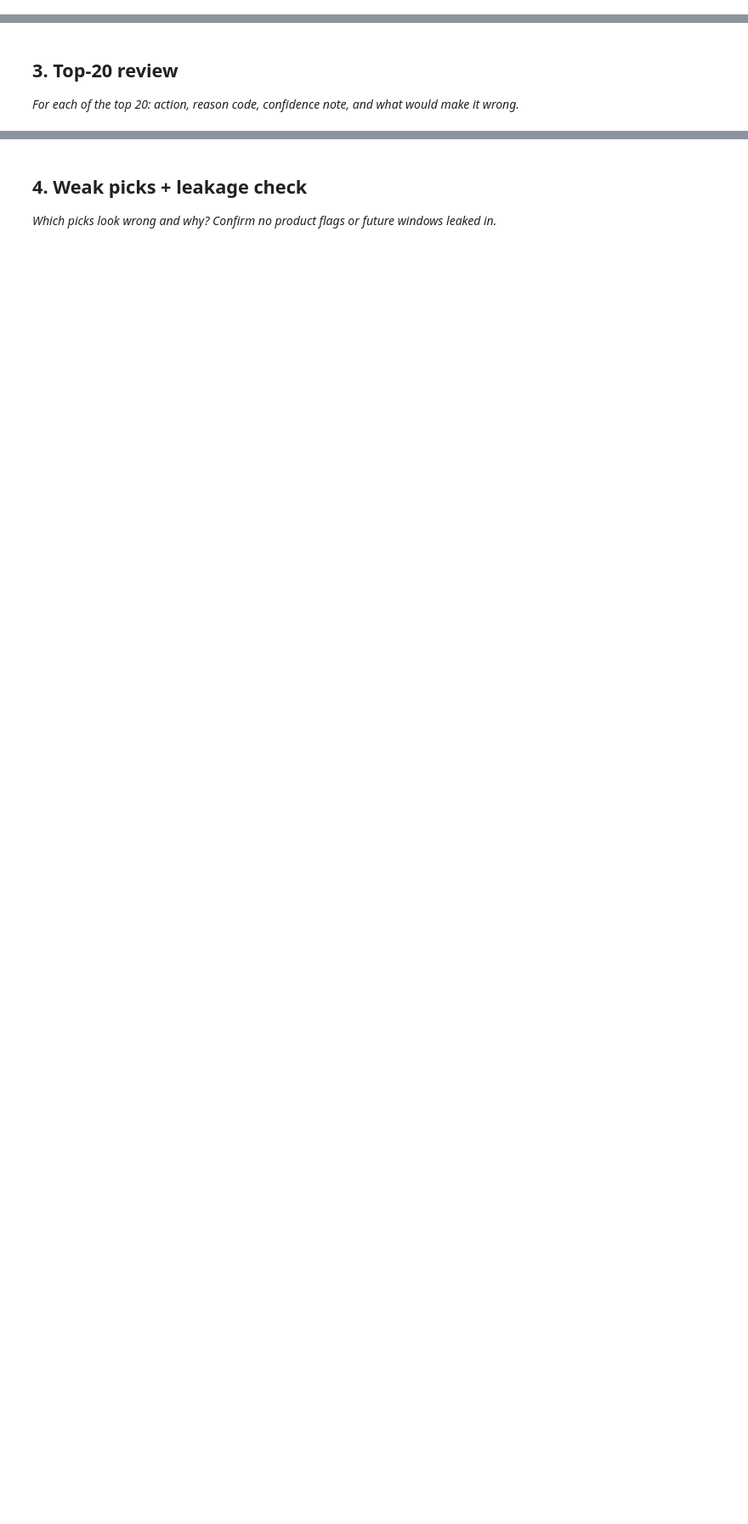
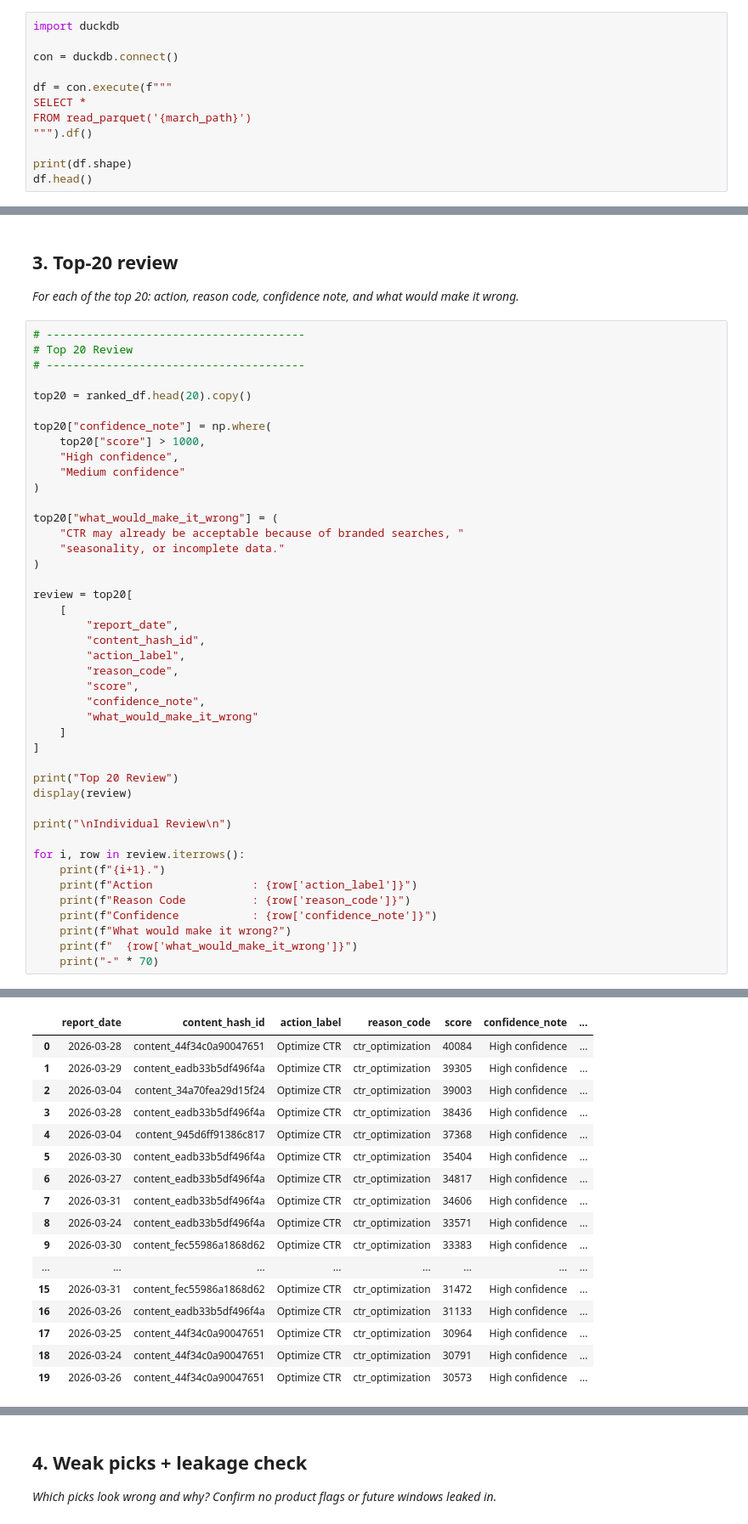
Before and after one commit to pratham6306/ml-internship-flyrank, a Jupyter notebook: work/notebooks/w04_baseline_score.ipynb, the cells around one changed output, grey strips where cells are left out. Shown at 85% size. Drawn from its saved outputs; the diff is of its cells as text; blank space fills up the shorter version.

```diff
--- a/work/notebooks/w04_baseline_score.ipynb
+++ b/work/notebooks/w04_baseline_score.ipynb
@@ -8,0 +42,12 @@ This skeleton is yours to fill. Work the sections **in order** — each one has
+# %%
+import duckdb
+
+con = duckdb.connect()
+
+df = con.execute(f"""
+SELECT *
+FROM read_parquet('{march_path}')
+""").df()
+
+print(df.shape)
+df.head()
@@ -18,3 +229,47 @@ This skeleton is yours to fill. Work the sections **in order** — each one has
 ## 3. Top-20 review
 
 *For each of the top 20: action, reason code, confidence note, and what would make it wrong.*
+# %%
+# ---------------------------------------
+# Top 20 Review
+# ---------------------------------------
+
+top20 = ranked_df.head(20).copy()
+
+top20["confidence_note"] = np.where(
+    top20["score"] > 1000,
+    "High confidence",
+    "Medium confidence"
+)
+
+top20["what_would_make_it_wrong"] = (
+    "CTR may already be acceptable because of branded searches, "
+    "seasonality, or incomplete data."
+)
+
+review = top20[
+    [
+        "report_date",
+        "content_hash_id",
+        "action_label",
+        "reason_code",
+        "score",
+        "confidence_note",
+        "what_would_make_it_wrong"
+    ]
+]
+
+print("Top 20 Review")
+display(review)
+
+print("\nIndividual Review\n")
+
+for i, row in review.iterrows():
+    print(f"{i+1}.")
+    print(f"Action               : {row['action_label']}")
+    print(f"Reason Code          : {row['reason_code']}")
+    print(f"Confidence           : {row['confidence_note']}")
+    print(f"What would make it wrong?")
+    print(f"  {row['what_would_make_it_wrong']}")
+    print("-" * 70)
+# %% [output]
@@ -20,0 +277,17 @@ This skeleton is yours to fill. Work the sections **in order** — each one has
+|  | report_date | content_hash_id | action_label | reason_code | score | confidence_note | ... |
+| 0 | 2026-03-28 | content_44f34c0a90047651 | Optimize CTR | ctr_optimization | 40084 | High confidence | ... |
+| 1 | 2026-03-29 | content_eadb33b5df496f4a | Optimize CTR | ctr_optimization | 39305 | High confidence | ... |
+| 2 | 2026-03-04 | content_34a70fea29d15f24 | Optimize CTR | ctr_optimization | 39003 | High confidence | ... |
+| 3 | 2026-03-28 | content_eadb33b5df496f4a | Optimize CTR | ctr_optimization | 38436 | High confidence | ... |
+| 4 | 2026-03-04 | content_945d6ff91386c817 | Optimize CTR | ctr_optimization | 37368 | High confidence | ... |
+| 5 | 2026-03-30 | content_eadb33b5df496f4a | Optimize CTR | ctr_optimization | 35404 | High confidence | ... |
+| 6 | 2026-03-27 | content_eadb33b5df496f4a | Optimize CTR | ctr_optimization | 34817 | High confidence | ... |
+| 7 | 2026-03-31 | content_eadb33b5df496f4a | Optimize CTR | ctr_optimization | 34606 | High confidence | ... |
+| 8 | 2026-03-24 | content_eadb33b5df496f4a | Optimize CTR | ctr_optimization | 33571 | High confidence | ... |
+| 9 | 2026-03-30 | content_fec55986a1868d62 | Optimize CTR | ctr_optimization | 33383 | High confidence | ... |
+| ... | ... | ... | ... | ... | ... | ... | ... |
+| 15 | 2026-03-31 | content_fec55986a1868d62 | Optimize CTR | ctr_optimization | 31472 | High confidence | ... |
+| 16 | 2026-03-26 | content_eadb33b5df496f4a | Optimize CTR | ctr_optimization | 31133 | High confidence | ... |
+| 17 | 2026-03-25 | content_44f34c0a90047651 | Optimize CTR | ctr_optimization | 30964 | High confidence | ... |
+| 18 | 2026-03-24 | content_44f34c0a90047651 | Optimize CTR | ctr_optimization | 30791 | High confidence | ... |
+| 19 | 2026-03-26 | content_44f34c0a90047651 | Optimize CTR | ctr_optimization | 30573 | High confidence | ... |
```
Also changed, not shown: parts of 12 cells of this notebook.
